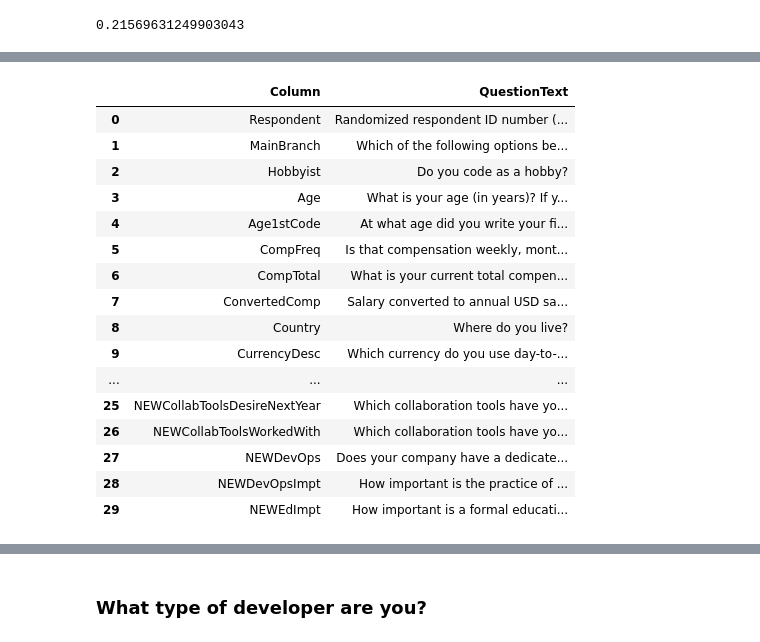
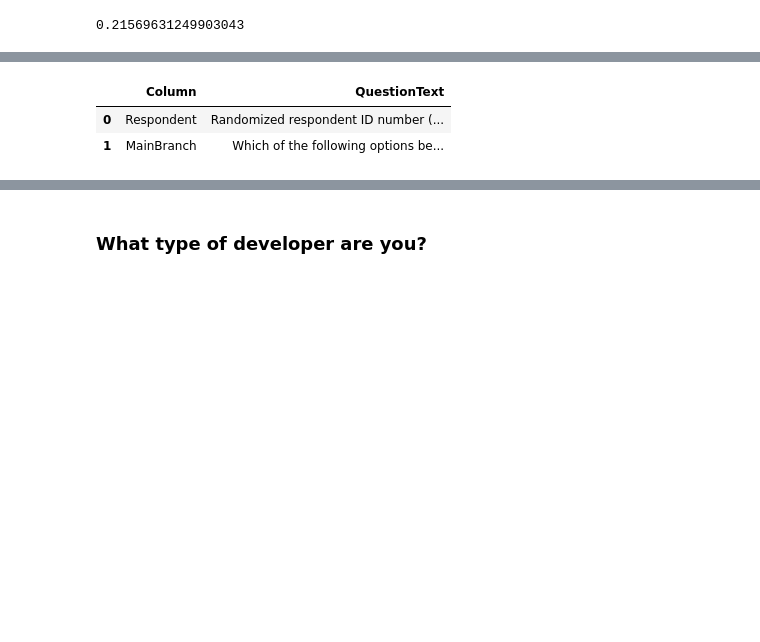
Before and after one commit to SolanaO/Developers_Survey_Analysis, a Jupyter notebook: stackBlogDataAnalysis.ipynb, the cells around one changed output, grey strips where cells are left out. Cells and saved outputs as stored; diff of their text form; code cells hidden in the pictures; blank space fills up the shorter version.

```diff
--- a/stackBlogDataAnalysis.ipynb
+++ b/stackBlogDataAnalysis.ipynb
@@ -60,4 +58,7 @@ df.head()
 # %%
+# display the full text of the string columns
+pd.set_option('display.max_colwidth', None)
+
 # the description file
 dfs.head()
 # %% [output]
@@ -268,24 +246,10 @@ df_most_repres_countries.shape[0]/df.shape[0]
 # %%
 pd.set_option('display.max_colwidth', None)
-# take a look at the questions
-dfs.head(30)
+# take a look at the questions - first part
+dfs.head(2)
 # %% [output]
 |  | Column | QuestionText |
 | 0 | Respondent | Randomized respondent ID number (... |
 | 1 | MainBranch | Which of the following options be... |
-| 2 | Hobbyist | Do you code as a hobby? |
-| 3 | Age | What is your age (in years)? If y... |
-| 4 | Age1stCode | At what age did you write your fi... |
-| 5 | CompFreq | Is that compensation weekly, mont... |
-| 6 | CompTotal | What is your current total compen... |
-| 7 | ConvertedComp | Salary converted to annual USD sa... |
-| 8 | Country | Where do you live? |
-| 9 | CurrencyDesc | Which currency do you use day-to-... |
-| ... | ... | ... |
-| 25 | NEWCollabToolsDesireNextYear | Which collaboration tools have yo... |
-| 26 | NEWCollabToolsWorkedWith | Which collaboration tools have yo... |
-| 27 | NEWDevOps | Does your company have a dedicate... |
-| 28 | NEWDevOpsImpt | How important is the practice of ... |
-| 29 | NEWEdImpt | How important is a formal educati... |
 # %%
 # take a look at the questions, part 2
```
Also changed, not shown: parts of 58 cells of this notebook.
